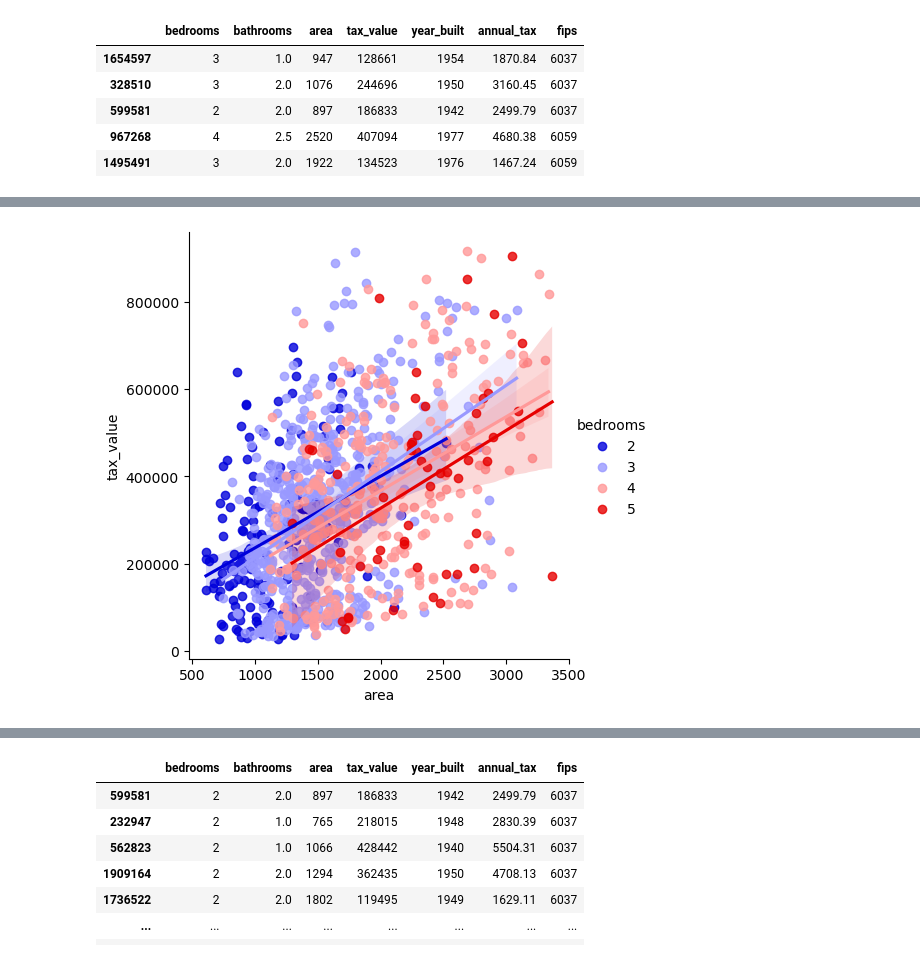
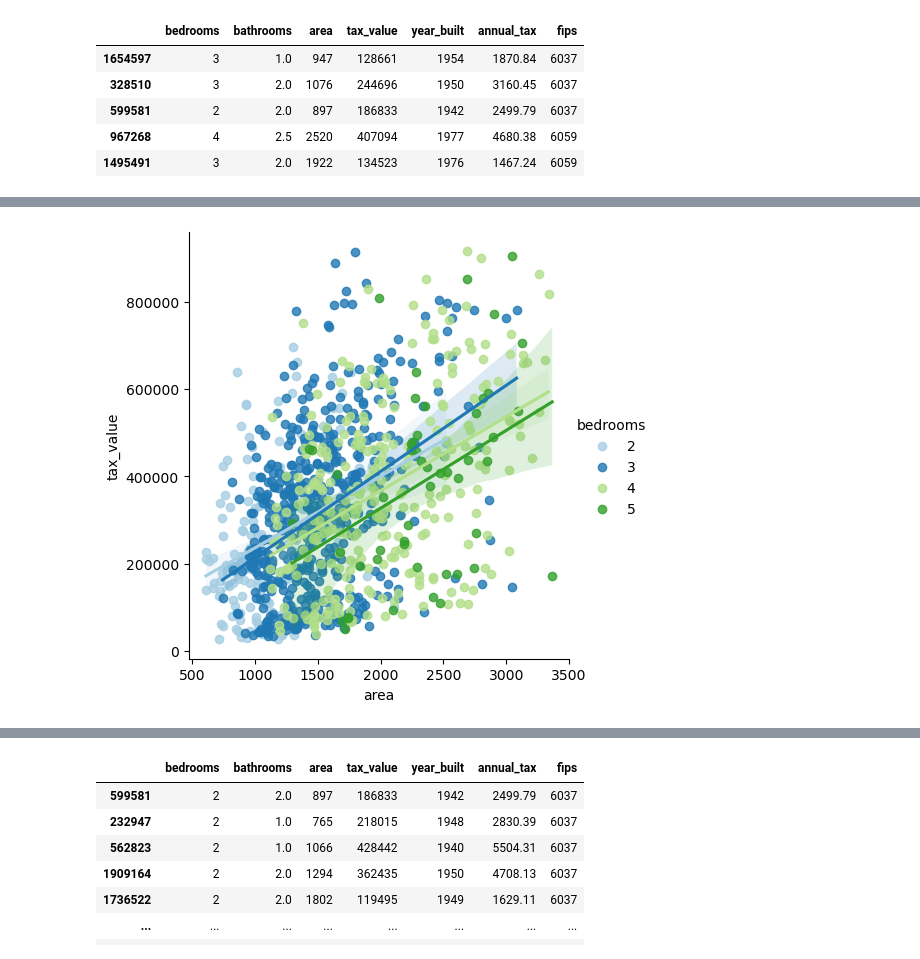
Before and after one commit to Adam-Harris87/regression-exercises, a Jupyter notebook: explore.ipynb, the cells around one changed output, grey strips where cells are left out. Drawn from its saved outputs; the diff is of its cells as text; code cells hidden in the pictures.

```diff
--- a/explore.ipynb
+++ b/explore.ipynb
@@ -87,10 +88,10 @@ vis_sample = train.sample(1000)
 # %%
 sns.lmplot(data=vis_sample,
            x='area',
            y='tax_value',
            hue='bedrooms',
            scatter=True,
-           palette='seismic')
+           palette='Paired')
 plt.show()
 # %% [output]
-[figure, old version]
+[figure, new version]
```
Also changed, not shown: parts of 20 cells of this notebook, 1 other file.
